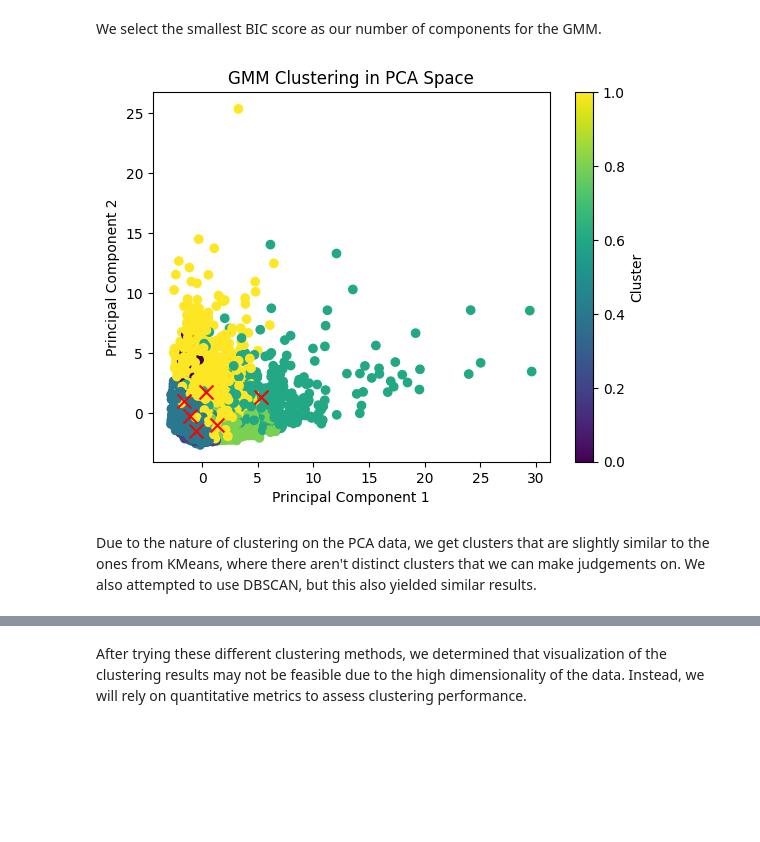
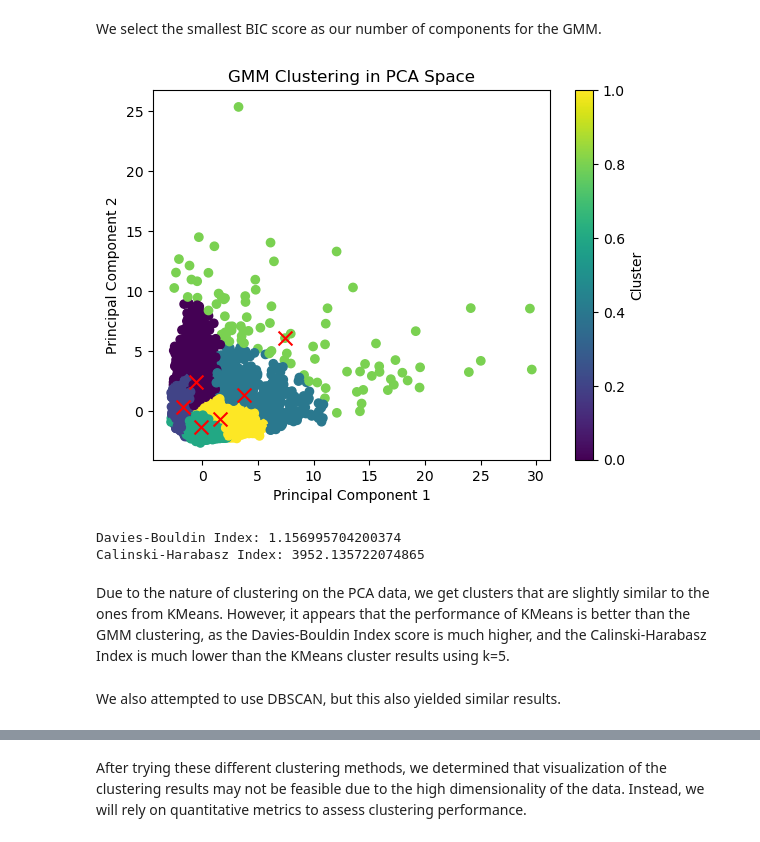
Before and after one commit to mtang24/card_clusters, a Jupyter notebook: FinalProject_Copy.ipynb, the cells around one changed output, grey strips where cells are left out. Drawn from its saved outputs; the diff is of its cells as text; code cells hidden in the pictures; blank space fills up the shorter version.

Commit message:
Add additional metrics in Results

```diff
--- a/FinalProject_Copy.ipynb
+++ b/FinalProject_Copy.ipynb
@@ -279,27 +382,37 @@ df.sort_values(by="BIC score").head()
 # %% [markdown]
 We select the smallest BIC score as our number of components for the GMM.
 # %%
-scale_data = scale_data.values
+n_components = 2
+pca_gmm = PCA(n_components)
+pca_gmm = pca_gmm.fit_transform(scale_data.values)
 
-n_components = 6
-pca_gmm = PCA(n_components)
-pca_gmm = pca_gmm.fit_transform(scale_data)
-gmm = GaussianMixture(n_components)
+n_components_gmm = 6
+gmm = GaussianMixture(n_components_gmm)
 gmm.fit(pca_gmm)
 
-plt.scatter(pca_gmm[:, 0], pca_gmm[:, 1], c=gmm.predict(pca_gmm))
+labels = gmm.predict(pca_gmm)
 
+db_score = davies_bouldin_score(pca_gmm, labels)
+ch_score = calinski_harabasz_score(pca_gmm, labels)
+
+plt.scatter(pca_gmm[:, 0], pca_gmm[:, 1], c=labels)
 plt.scatter(gmm.means_[:, 0], gmm.means_[:, 1], c='red', marker='x', s=100)
-
 plt.xlabel('Principal Component 1')
 plt.ylabel('Principal Component 2')
 plt.title('GMM Clustering in PCA Space')
 plt.colorbar(label='Cluster')
 plt.show()
+
+print("Davies-Bouldin Index:", db_score)
+print("Calinski-Harabasz Index:", ch_score)
 # %% [output]
-[figure, old version]
+[figure, new version]
+Davies-Bouldin Index: 1.156995704200374
+Calinski-Harabasz Index: 3952.135722074865
 # %% [markdown]
-Due to the nature of clustering on the PCA data, we get clusters that are slightly similar to the ones from KMeans, where there aren't distinct clusters that we can make judgements on. We also attempted to use DBSCAN, but this also yielded similar results.
+Due to the nature of clustering on the PCA data, we get clusters that are slightly similar to the ones from KMeans. However, it appears that the performance of KMeans is better than the GMM clustering, as the Davies-Bouldin Index score is much higher, and the Calinski-Harabasz Index is much lower than the KMeans cluster results using k=5.
+# %% [markdown]
+We also attempted to use DBSCAN, but this also yielded similar results.
 # %%
 from sklearn.cluster import DBSCAN
 
```
Also changed, not shown: parts of 14 cells of this notebook.
